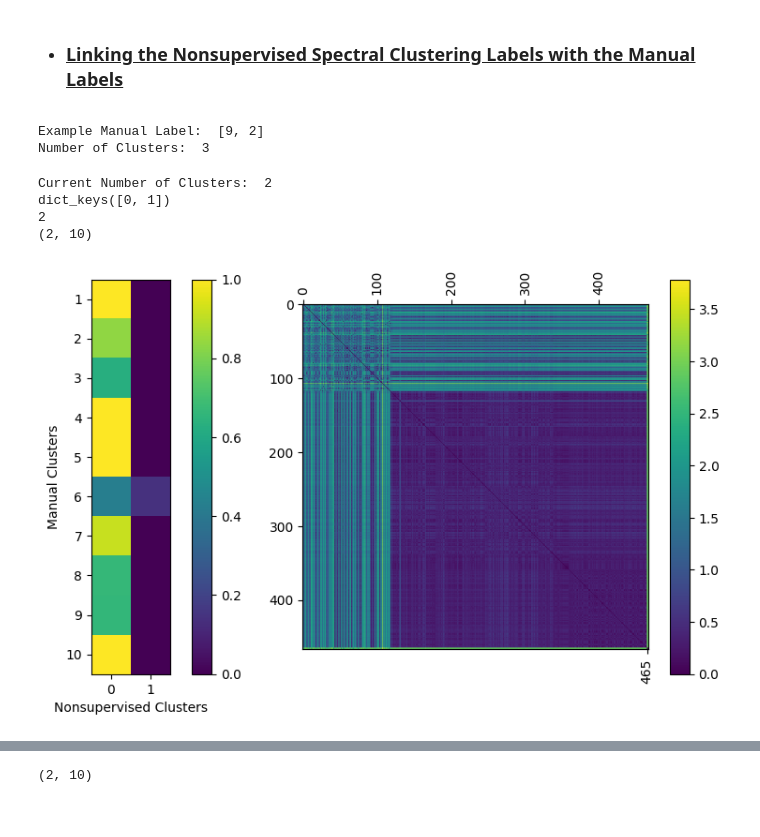
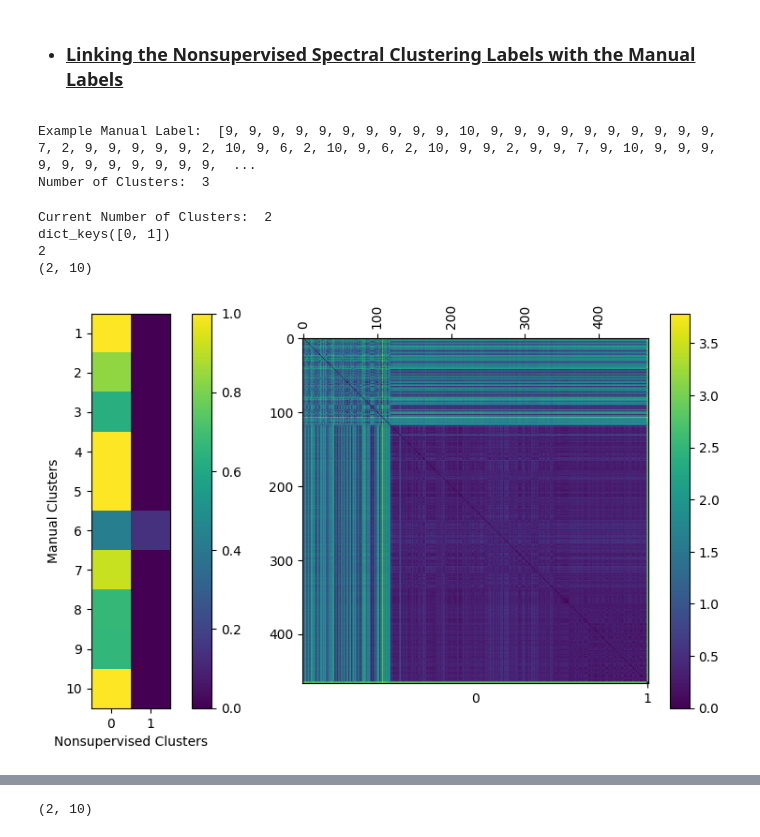
Before and after one commit to xchem/xaidar, a Jupyter notebook: notebooks/tasks/ev2a/fragalysis/04.3-clustering.ipynb, the cells around one changed output, grey strips where cells are left out. Cells and saved outputs as stored; diff of their text form; code cells hidden in the pictures.

Commit message:
Updated formatting of the cluster labels based on size order

```diff
--- a/notebooks/tasks/ev2a/fragalysis/04.3-clustering.ipynb
+++ b/notebooks/tasks/ev2a/fragalysis/04.3-clustering.ipynb
@@ -98,6 +98,8 @@ for n_clusters in range(2, 20):
 
     ordered_labels_dict = dict( sorted(labels_dict.items(),                     # Order Based off of the size of the cluster
                     key = lambda item: len(item[1]["idxs"]), reverse = True) )
+    ordered_labels_dict = { idx : content                                       # Change Labels to Match the size order
+                for idx, content in enumerate(ordered_labels_dict.values())}
     spec_cluster_labels[int(n_clusters)] = ordered_labels_dict
 
 print( "Format of Cluster Save Object: dict( dict( dict( list ) ) ) ")
@@ -324,13 +326,13 @@ for clust_proj_size, clust_proj in spec_cluster_labels.items() :
 print("Example Manual Label: ", spec_cluster_labels[5][0]["manual_label"])
 print("Number of Clusters: ", len(spec_cluster_labels[3]))
 # %% [output]
-Example Manual Label:  [9, 2]
+Example Manual Label:  [9, 9, 9, 9, 9, 9, 9, 9, 9, 9, 10, 9, 9, 9, 9, 9, 9, 9, 9, 9, 9, 7, 2, 9, 9, 9, 9, 9, 2, 10, 9, 6, 2, 10, 9, 6, 2, 10, 9, 9, 2, 9, 9, 7, 9, 10, 9, 9, 9, 9, 9, 9, 9, 9, 9, 9, 9,  ...
 Number of Clusters:  3
 # %%
 clst_num = 2
 # %%
 # Matplotlib aiding function
-def format_dual_axis(ax, sec_labels):
+def format_dual_axis(ax, sec_labels, cluster_labels ):
     # 1. Primary Ticks (Top)
     ax.xaxis.tick_top()
     top_ticks = list(range(0, 450, 100))
@@ -343,8 +345,18 @@ def format_dual_axis(ax, sec_labels):
 
     bottom_ticks = sec_labels
     secax.set_xticks(bottom_ticks)
-    secax.set_xticklabels(sec_labels, rotation=90)
+    secax.set_xticklabels(cluster_labels)
 
+    # Access the underlying tick objects
+    for i, tick in enumerate(secax.xaxis.get_major_ticks()):
+        if i % 2 == 0:
+            # Show label, hide tick line
+            tick.tick1line.set_visible(False)
+            tick.label1.set_visible(True)
+        else:
+            # Hide label, show tick line
+            tick.tick1line.set_visible(True)
+            tick.label1.set_visible(False)
     return secax
 # %%
 # Observe Manual Cluster VS Spectral Cluster Labels Interactively
@@ -355,41 +367,49 @@ print(spec_clust_proj.keys())
 print(len(spec_clust_proj))
 clst_num += 1                                                                   # Make the Cell Interactive
 
+size_ordered_spect_labels = list(spec_clust_proj.keys())
 lst_manual_labels = [ [ spec_clust_proj[idx]["manual_label"].count(manual_label) / len(manual_cluster_dict[manual_label])
                       for manual_label in list( range( 1, 11 ) ) ]
-                    for idx in range(len(spec_clust_proj)) ]
+                    for idx in size_ordered_spect_labels ]
 
 print( np.array(lst_manual_labels).shape)
 labels_array = np.array(lst_manual_labels).T
 
 fig, ax = plt.subplots(1, 2, figsize=(10, 5))
 
 im0 = ax[0].imshow(labels_array)
 plt.colorbar(im0, ax=ax[0])
 ax[0].set_ylabel("Manual Clusters")
 ax[0].set_xlabel("Nonsupervised Clusters")
-ax[0].set_xticks(list(range(len(spec_clust_proj))))
+ax[0].set_xticks(list(range(len(spec_clust_proj))), labels = size_ordered_spect_labels)
 ax[0].set_yticks(list(range(len(manual_cluster_dict.keys()))), labels=list(manual_cluster_dict.keys()))
 
 new_order = [idx for clust in spec_clust_proj.values() for idx in clust["idxs"]]
 
 new_coord_x, new_coord_y = list(zip(*[(x, y) for x in new_order for y in new_order]))
 new_coord_x, new_coord_y = np.array(new_coord_x), np.array(new_coord_y)
 reorder_rmsd_mat = ca_rmsd_matrix[new_coord_x, new_coord_y].reshape(ca_rmsd_matrix.shape[0], ca_rmsd_matrix.shape[0])
 
 im1 = ax[1].imshow(reorder_rmsd_mat)
-cumul_count = list(np.cumsum([len(clust["idxs"]) for clust in list(spec_clust_proj.values())]))
-format_dual_axis(ax[1], cumul_count)
+cumul_count = list(np.cumsum([len(clust["idxs"]) for clust in list(spec_clust_proj.values())]) )# list()
+cumul_count = [np.float64(0)] + cumul_count
+inbetween_vals = [ np.mean( [cumul_count[idx], cumul_count[idx+1]])   for idx in range(len(cumul_count)-1)]
+all_ticks = [  item for list in  [ [btween, cumul] for btween, cumul in zip(inbetween_vals, cumul_count[1:] ) ] for item in list ]
+all_labels = [  item for list in  [ [label, cumul] for label, cumul in zip(size_ordered_spect_labels, cumul_count[1:] ) ] for item in list ]
+# print(cumul_count)
+# print(inbetween_vals)
+# print(all_labels)
+format_dual_axis(ax[1], all_ticks, all_labels)
 plt.colorbar(im1, ax=ax[1])
 
 plt.tight_layout()
 plt.show()
 # %% [output]
 Current Number of Clusters:  2
 dict_keys([0, 1])
 2
 (2, 10)
-[figure, old version]
+[figure, new version]
 # %% [markdown]
 <img src="../../../../images/clusters/clusters.png" width = 20%>
 # %%
```
Also changed, not shown: parts of 2 cells of this notebook.
